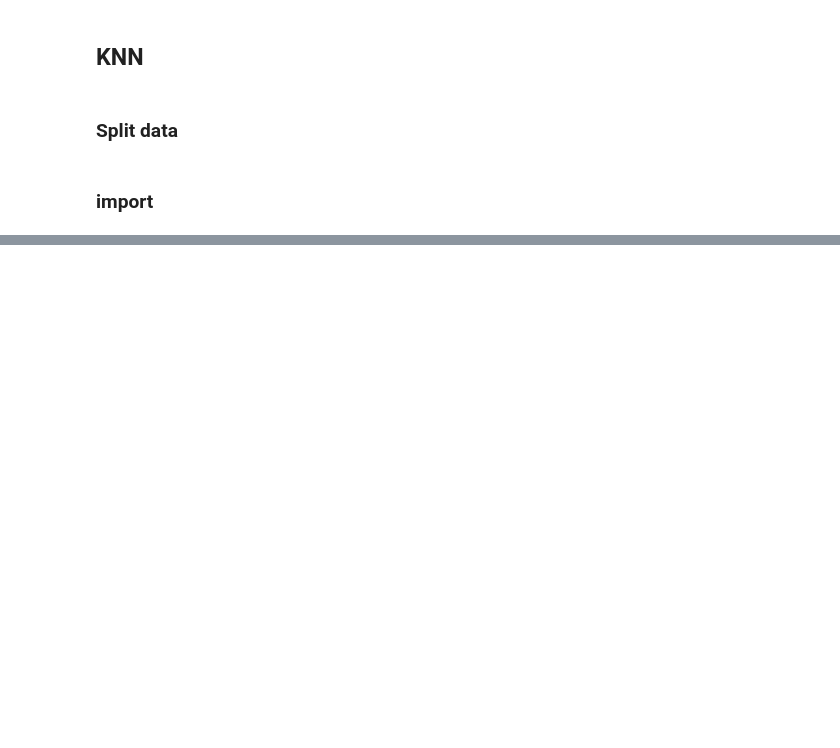
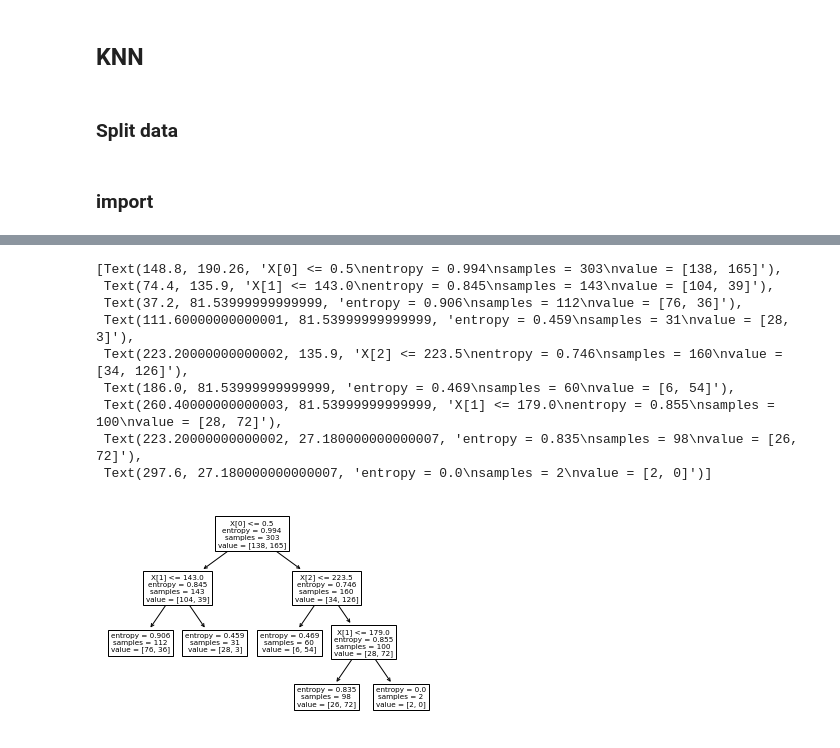
Before and after one commit to Anusarakh/DPDM2021, a Jupyter notebook: project2.ipynb, the cells around one changed output, grey strips where cells are left out. Saved outputs shown, nothing was run; the diff lists cells and outputs as text; code cells hidden in the pictures; blank space fills up the shorter version.

```diff
--- a/project2.ipynb
+++ b/project2.ipynb
@@ -140,0 +228,2 @@ mytree = DecisionTreeClassifier()
+# %%
+mytree2 = DecisionTreeClassifier(criterion='entropy',max_leaf_nodes=5)
@@ -144,0 +249,2 @@ ValueError: ignored
+# %%
+mytree2.fit(X,Y)
@@ -144,0 +300,13 @@ ValueError: ignored
+# %%
+plot_tree(mytree2)
+# %% [output]
+[Text(148.8, 190.26, 'X[0] <= 0.5\nentropy = 0.994\nsamples = 303\nvalue = [138, 165]'),
+ Text(74.4, 135.9, 'X[1] <= 143.0\nentropy = 0.845\nsamples = 143\nvalue = [104, 39]'),
+ Text(37.2, 81.53999999999999, 'entropy = 0.906\nsamples = 112\nvalue = [76, 36]'),
+ Text(111.60000000000001, 81.53999999999999, 'entropy = 0.459\nsamples = 31\nvalue = [28, 3]'),
+ Text(223.20000000000002, 135.9, 'X[2] <= 223.5\nentropy = 0.746\nsamples = 160\nvalue = [34, 126]'),
+ Text(186.0, 81.53999999999999, 'entropy = 0.469\nsamples = 60\nvalue = [6, 54]'),
+ Text(260.40000000000003, 81.53999999999999, 'X[1] <= 179.0\nentropy = 0.855\nsamples = 100\nvalue = [28, 72]'),
+ Text(223.20000000000002, 27.180000000000007, 'entropy = 0.835\nsamples = 98\nvalue = [26, 72]'),
+ Text(297.6, 27.180000000000007, 'entropy = 0.0\nsamples = 2\nvalue = [2, 0]')]
+[figure, added]
```
Also changed, not shown: parts of 83 cells of this notebook.
